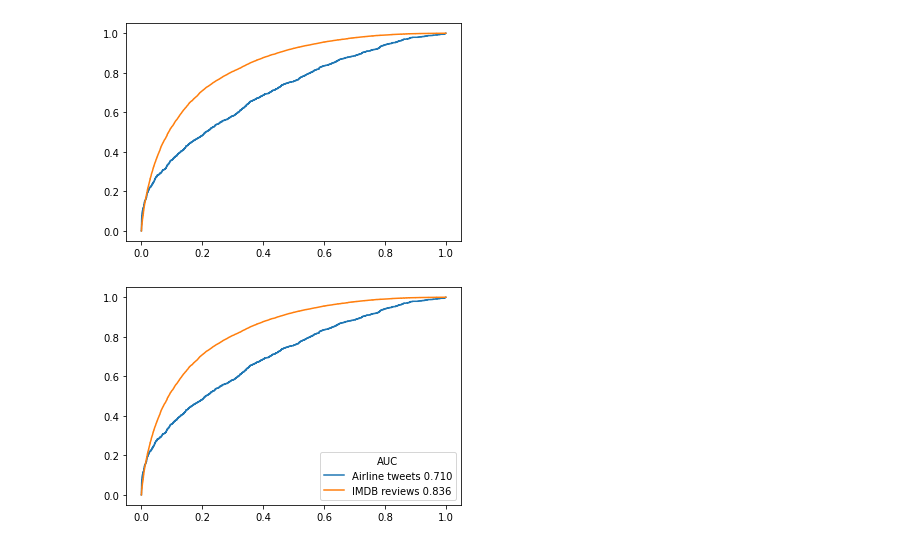
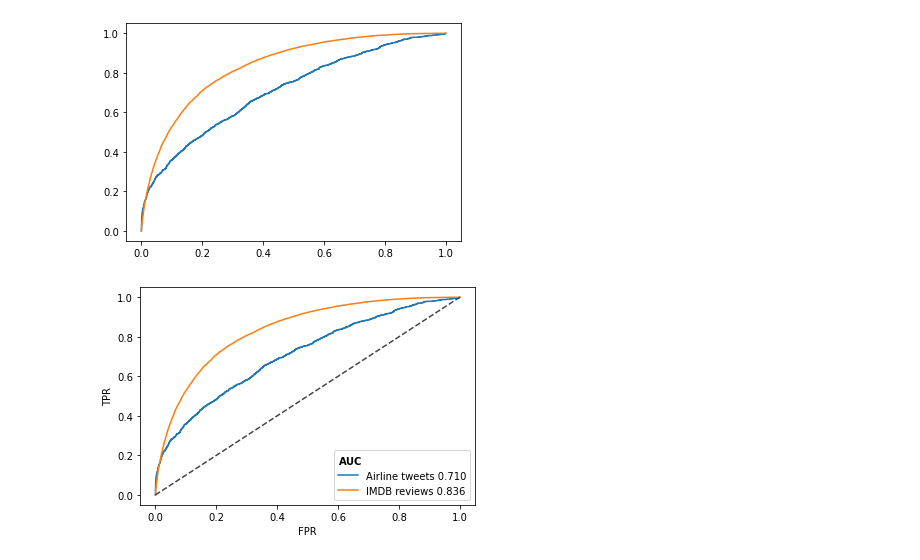
Before and after one commit to leddy231/kex, a Jupyter notebook: results/Results-ROCAUC.ipynb, the cells around one changed output. Drawn from its saved outputs; the diff is of its cells as text; code cells hidden in the pictures.

```diff
--- a/results/Results-ROCAUC.ipynb
+++ b/results/Results-ROCAUC.ipynb
@@ -32,8 +32,12 @@ for dataset in datasets:
 [figure]
 # %%
 fig.patch.set_alpha(1)
-ax.legend(title='AUC')
+leg = ax.legend(title=r'$\bf{AUC}$')
+leg._legend_box.align = "left"
+ax.plot([0, 1], [0, 1], linestyle='--', color='#444444')
+ax.set_xlabel('FPR')
+ax.set_ylabel('TPR')
 fig.savefig('./Results-ROCAUC.png')
 fig
 # %% [output]
-[figure, old version]
+[figure, new version]
```
Also changed, not shown: 28 other files.
